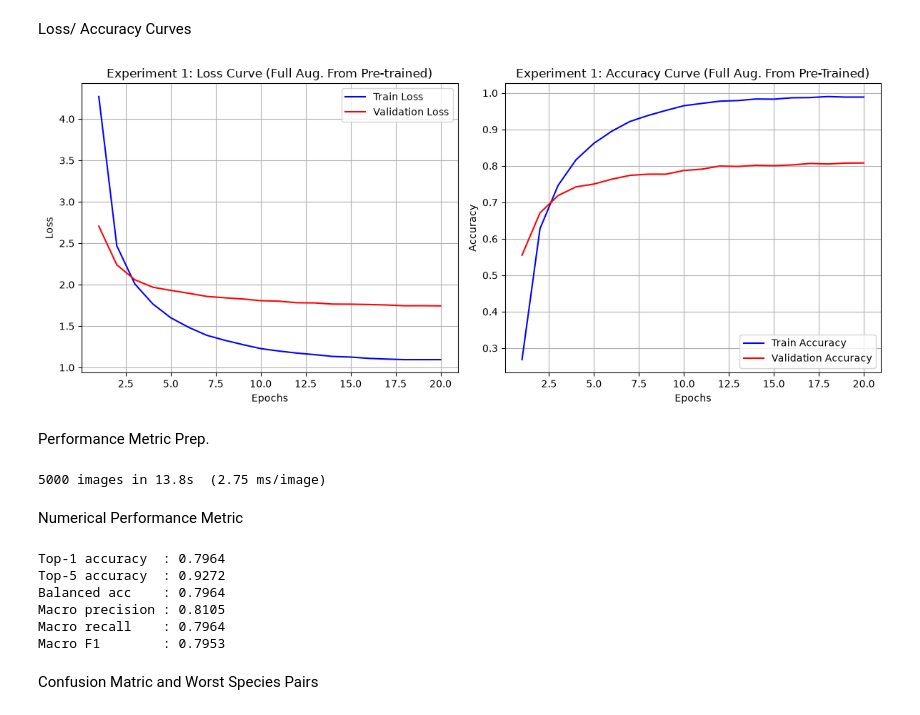
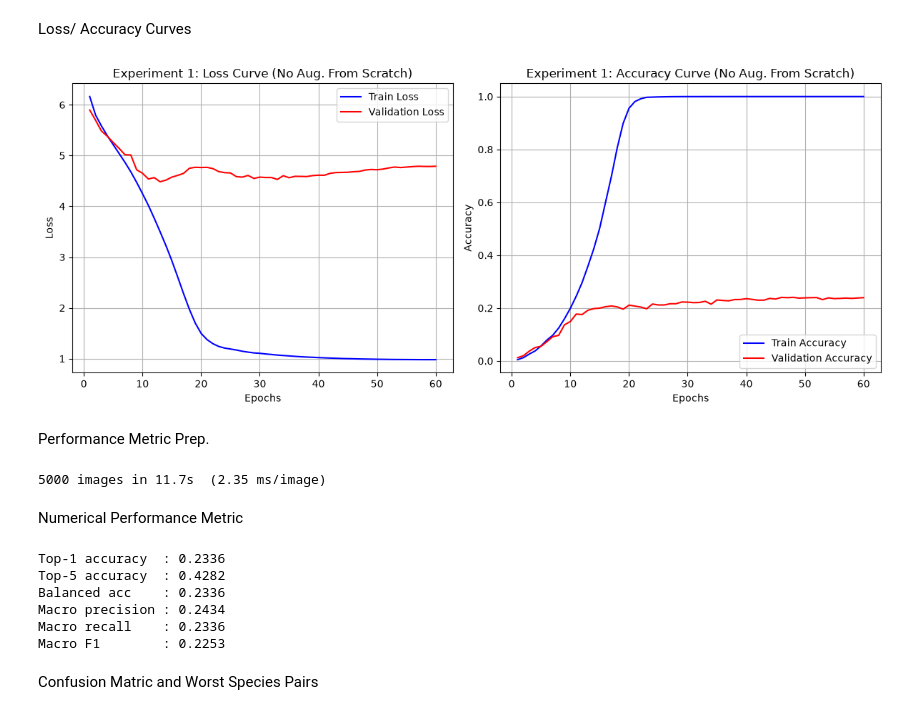
Before and after one commit to Gr3a/COMP9517-Group-102, a Jupyter notebook: Alex_Shim/Deep_Learning_ResNet50.ipynb, the cells around one changed output. Cells and saved outputs as stored; diff of their text form; code cells hidden in the pictures.

Commit message:
r50_Scratch_No_Aug

```diff
--- a/Alex_Shim/Deep_Learning_ResNet50.ipynb
+++ b/Alex_Shim/Deep_Learning_ResNet50.ipynb
@@ -20,8 +20,9 @@ import numpy as np
 
 batch_size = 32
 num_classes = 500
-num_epochs = 20
-LR = 1e-4
+num_epochs = 60
+LR = 1e-3
+RUN_ID = 'r50_Scratch_No_Aug'
 
 device = torch.device("cuda:0" if torch.cuda.is_available() else "cpu")
 print(f"Training on device: {device}")
@@ -65,12 +66,18 @@ data_transforms_fully_aug = {
     ]),
 }
 
-image_datasets = {x: datasets.ImageFolder(os.path.join(data_dir, x), data_transforms_fully_aug[x]) for x in ['train', 'val']}
+# image_datasets = {x: datasets.ImageFolder(os.path.join(data_dir, x), data_transform_none[x]) for x in ['train', 'val']}  # For Full Aug
+
+image_datasets = {
+    'train': datasets.ImageFolder(os.path.join(data_dir, 'train'), data_transform_none['train']),
+    'val':   datasets.ImageFolder(os.path.join(data_dir, 'val'),   data_transforms_fully_aug['val']),
+}
+
 dataloaders = {x: DataLoader(image_datasets[x], batch_size=batch_size, shuffle=(x == 'train'), num_workers=8, persistent_workers=True, pin_memory=True) for x in ['train', 'val']}
 
 dataset_sizes = {x: len(image_datasets[x]) for x in ['train', 'val']}
 
-model = models.resnet50(weights='IMAGENET1K_V2')
+model = models.resnet50(weights=None)
 
 num_ftrs = model.fc.in_features
 model.fc = nn.Linear(num_ftrs, num_classes)
@@ -89,7 +96,7 @@ train_accs, val_accs = [], []
 best_model_wts = copy.deepcopy(model.state_dict())                              # stored weights of the best model
 best_acc = 0.0
 
-print("Starting Experiment 1: ResNet50 From Pre-Trained Weights (Full Augmentation)")
+print("Starting Experiment 1: ResNet50 From Scratch (No Augmentation)")
 for epoch in range(num_epochs):
     print(f'Epoch {epoch+1}/{num_epochs}')
     print('-' * 10)
@@ -137,7 +144,7 @@ for epoch in range(num_epochs):
             if epoch_acc > best_acc:
                 best_acc = epoch_acc
                 best_model_wts = copy.deepcopy(model.state_dict())
-                torch.save(model.state_dict(), r'C:\Users\alexs\Desktop\UNSW\2026T2\COMP9517\Checkpoint\{RUN_ID}_best.pth')
+                torch.save(model.state_dict(), r'C:\Users\alexs\Desktop\UNSW\2026T2\COMP9517\ResNet50\From Scratch\No Aug\{RUN_ID}_best.pth')
 
     print()
 
@@ -145,7 +152,7 @@ for epoch in range(num_epochs):
         'epoch': range(1, len(train_losses) + 1),
         'train_loss': train_losses, 'train_acc': train_accs,
         'val_loss': val_losses, 'val_acc': val_accs,
-    }).to_csv(r'C:\Users\alexs\Desktop\UNSW\2026T2\COMP9517\Checkpoint\{RUN_ID}_history.csv', index=False)
+    }).to_csv(r'C:\Users\alexs\Desktop\UNSW\2026T2\COMP9517\ResNet50\From Scratch\No Aug\{RUN_ID}_history.csv', index=False)
 
     scheduler.step()
 
@@ -174,40 +181,44 @@ Experiment 1 Complete. Best Validation Accuracy: 0.8080
 Loss/ Accuracy Curves
 # %%
 import matplotlib.pyplot as plt
+CKPT = r'C:\Users\alexs\Desktop\UNSW\2026T2\COMP9517\ResNet50\From Scratch\No Aug'
+EVAL_SPLIT = 'test'
 
 plt.figure(figsize=(12, 5))
 
 # Subplot 1: Loss Curve
 plt.subplot(1, 2, 1)
 plt.plot(range(1, num_epochs+1), train_losses, label='Train Loss', color='blue')
 plt.plot(range(1, num_epochs+1), val_losses, label='Validation Loss', color='red')
-plt.title('Experiment 1: Loss Curve (Full Aug. From Pre-trained)')
+plt.title('Experiment 1: Loss Curve (No Aug. From Scratch)')
 plt.xlabel('Epochs')
 plt.ylabel('Loss')
 plt.legend()
 plt.grid(True)
 
 # Subplot 2: Accuracy Curve
 plt.subplot(1, 2, 2)
 plt.plot(range(1, num_epochs+1), train_accs, label='Train Accuracy', color='blue')
 plt.plot(range(1, num_epochs+1), val_accs, label='Validation Accuracy', color='red')
-plt.title('Experiment 1: Accuracy Curve (Full Aug. From Pre-Trained)')
+plt.title('Experiment 1: Accuracy Curve (No Aug. From Scratch)')
 plt.xlabel('Epochs')
 plt.ylabel('Accuracy')
 plt.legend()
 plt.grid(True)
 
+plt.savefig(os.path.join(CKPT, f'{RUN_ID}_Loss_Accuracy_Curve.png'), dpi=150)
+
 plt.tight_layout()
 plt.show()
 # %% [output]
-[figure, old version]
+[figure, new version]
 # %% [markdown]
 Performance Metric Prep.
 # %%
 import os, time, numpy as np, pandas as pd, torch
 
-CKPT = r"C:\Users\alexs\Desktop\UNSW\2026T2\COMP9517\ResNet50\Pre-Trained"
-RUN_ID = 'r50_Pre_Full_Aug'
+CKPT = r'C:\Users\alexs\Desktop\UNSW\2026T2\COMP9517\ResNet50\From Scratch\No Aug'
+
 EVAL_SPLIT = 'test'
 
 # model.load_state_dict(torch.load(os.path.join(CKPT, 'exp1_scratch_best.pth')))
@@ -247,7 +258,7 @@ for k in range(5):
 df.to_csv(os.path.join(CKPT, f'{RUN_ID}_predictions.csv'), index=False)
 print(f'{len(df)} images in {infer_secs:.1f}s  ({infer_secs*1000/len(df):.2f} ms/image)')
 # %% [output]
-5000 images in 13.8s  (2.75 ms/image)
+5000 images in 11.7s  (2.35 ms/image)
 # %% [markdown]
 Numerical Performance Metric
 # %%
@@ -274,18 +285,18 @@ print(f"Macro F1        : {f1:.4f}")
 # one row per experiment, appended to a growing table
 summary_path = os.path.join(r"C:\Users\alexs\Desktop\UNSW\2026T2\COMP9517\ResNet50\From Scratch\summary.csv")
 pd.DataFrame([{
-    'run': RUN_ID, 'arch': 'resnet50', 'augmentation': 'Full',
+    'run': RUN_ID, 'arch': 'resnet50', 'augmentation': 'None',
     'epochs': num_epochs, 'top1': top1, 'top5': top5_acc, 'balanced_acc': bal,
     'macro_p': p, 'macro_r': r, 'macro_f1': f1,
     'best_val_acc': best_acc, 'ms_per_img': infer_secs * 1000 / len(df),
 }]).to_csv(summary_path, mode='a', header=not os.path.exists(summary_path), index=False)
 # %% [output]
-Top-1 accuracy  : 0.7964
-Top-5 accuracy  : 0.9272
-Balanced acc    : 0.7964
-Macro precision : 0.8105
-Macro recall    : 0.7964
-Macro F1        : 0.7953
+Top-1 accuracy  : 0.2336
+Top-5 accuracy  : 0.4282
+Balanced acc    : 0.2336
+Macro precision : 0.2434
+Macro recall    : 0.2336
+Macro F1        : 0.2253
 # %% [markdown]
 Confusion Matric and Worst Species Pairs
 # %%
```
Also changed, not shown: parts of 4 cells of this notebook.
